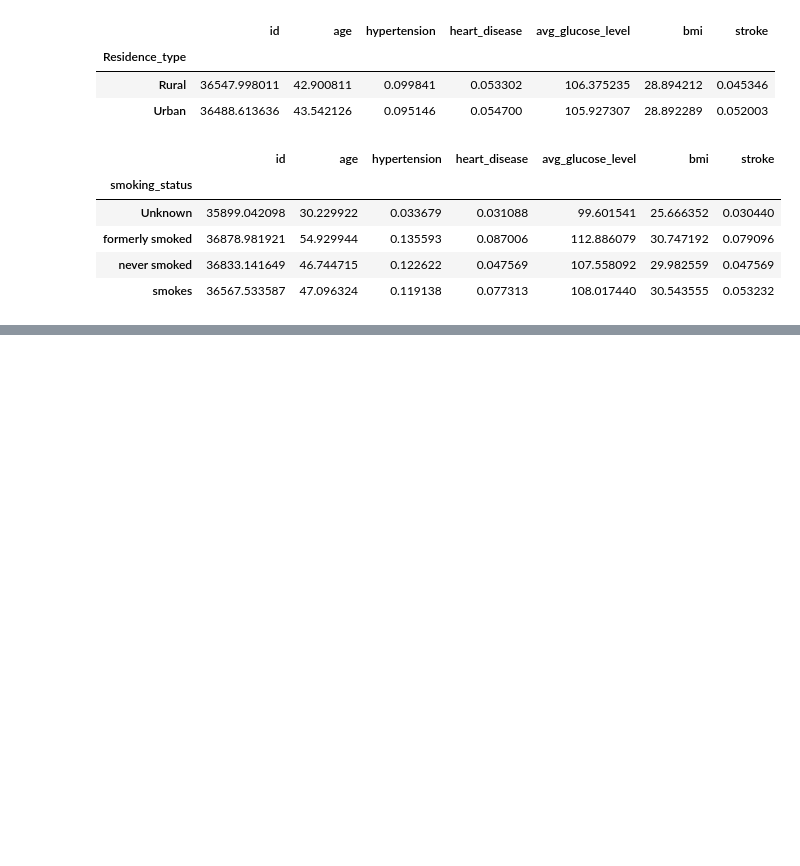
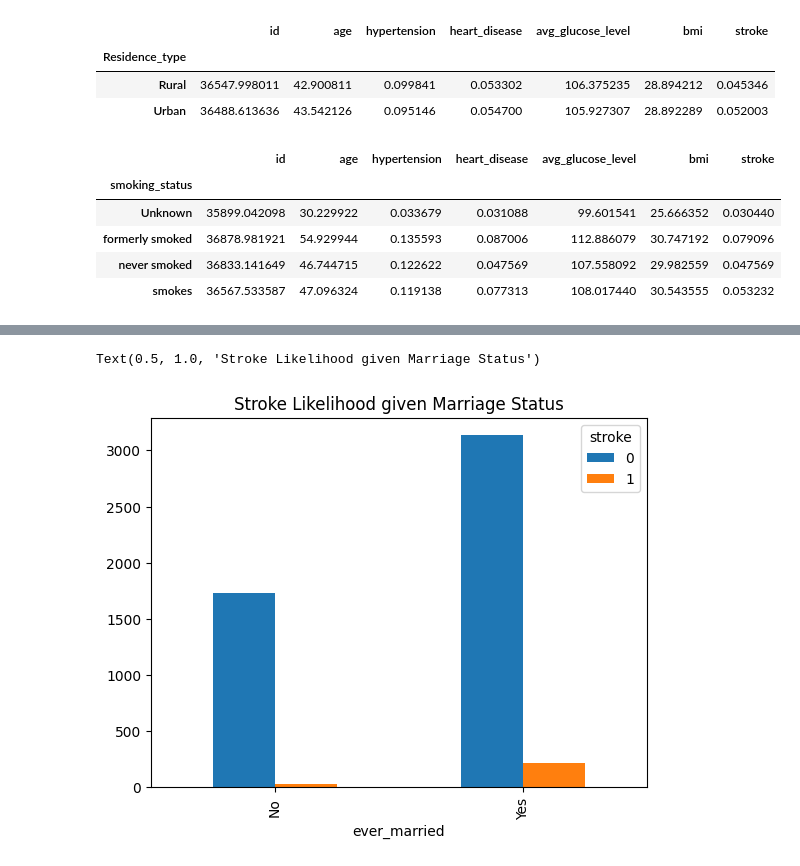
Before and after one commit to Karanpal-Sekhon/Stroke-Prediction, a Jupyter notebook: Stroke Prediction/stroke_prediction.ipynb, the cells around one changed output, grey strips where cells are left out. Cells and saved outputs as stored; diff of their text form; code cells hidden in the pictures; blank space fills up the shorter version.

```diff
--- a/Stroke Prediction/stroke_prediction.ipynb
+++ b/Stroke Prediction/stroke_prediction.ipynb
@@ -127,0 +140,6 @@ df.groupby("smoking_status").mean()
+# %%
+pd.crosstab(df.ever_married, df.stroke).plot(kind="bar")
+plt.title("Stroke Likelihood given Marriage Status")
+# %% [output]
+Text(0.5, 1.0, 'Stroke Likelihood given Marriage Status')
+[figure, added]
```
Also changed, not shown: parts of 7 cells of this notebook.
